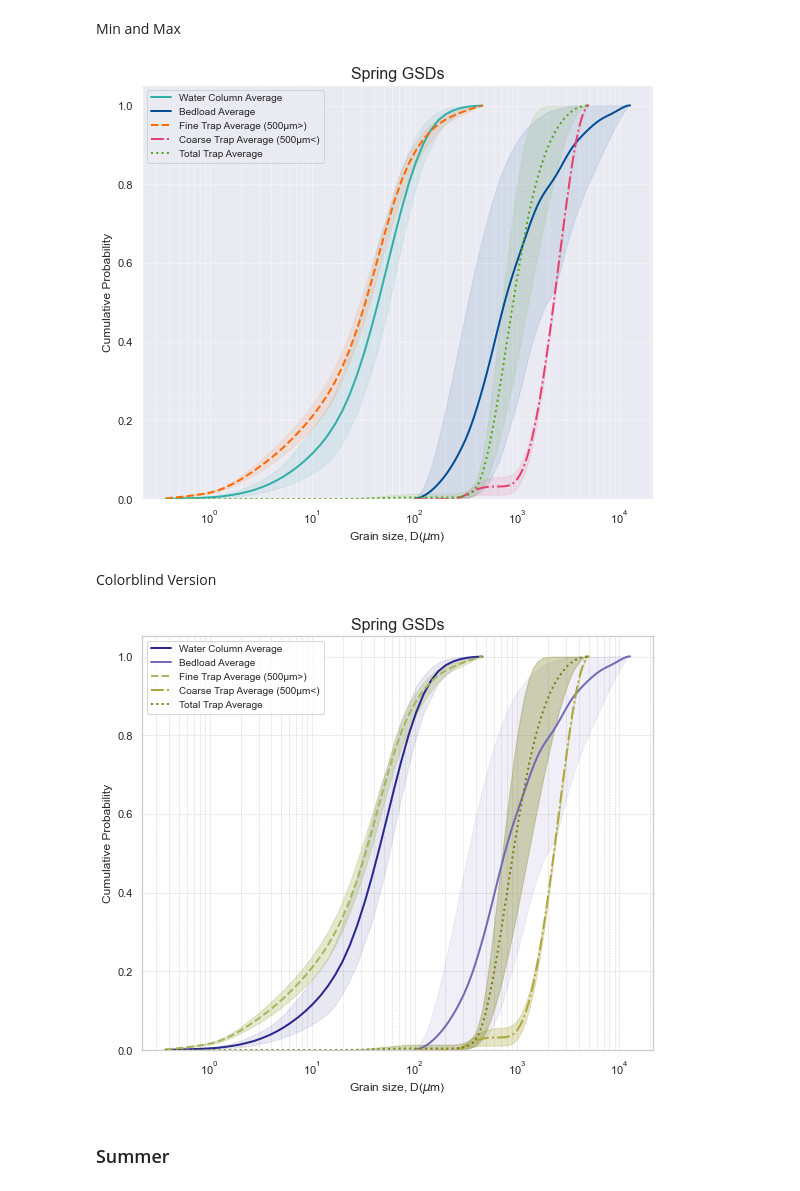
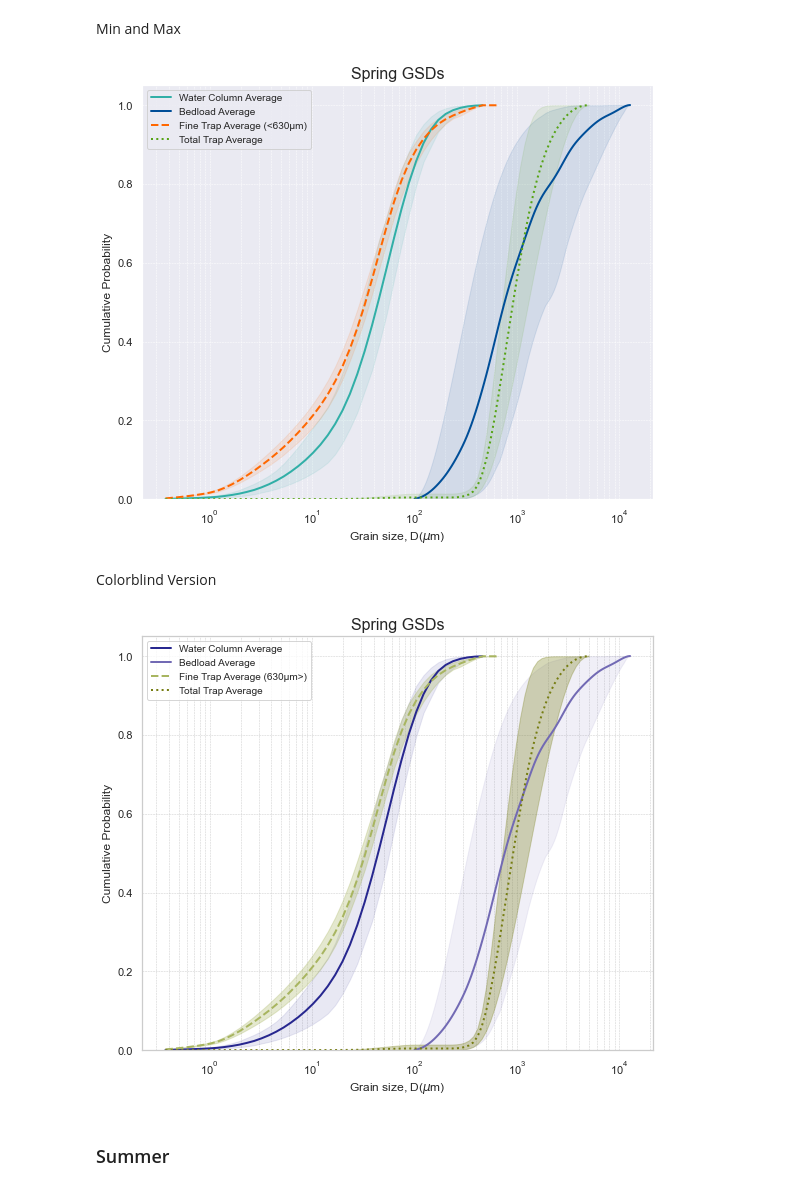
Before and after one commit to nicole-hucke/sediment_trap_paper, a Jupyter notebook: data_analysis/GSD_trap_vs_WC_analysis/GSD_plots_paper.ipynb, the cells around one changed output. Cells and saved outputs as stored; diff of their text form; code cells hidden in the pictures.

```diff
--- a/data_analysis/GSD_trap_vs_WC_analysis/GSD_plots_paper.ipynb
+++ b/data_analysis/GSD_trap_vs_WC_analysis/GSD_plots_paper.ipynb
@@ -343,15 +412,13 @@ fig, ax = plt.subplots(figsize=(8, 7))
 ax.fill_between(water_SP_cdf['Size '], water_SP_cdf['d10'], water_SP_cdf['d90'], color='#31AFA7', alpha=0.1)
 ax.fill_between(bedload_grain_sizes, bedload_cdf['d10'], bedload_cdf['d90'], color="#004E98", alpha=0.1)
 ax.fill_between(grain_sizes, trap_SP_cdf['d10'], trap_SP_cdf['d90'], color="#FF6700", alpha=0.1)
-ax.fill_between(grain_sizes_coarse, trap_SP_coarse_cdf['d10'], trap_SP_coarse_cdf['d90'], color="#E83F6F", alpha=0.1)
 ax.fill_between(grain_sizes_full, trap_SP_full_cdf['d10'], trap_SP_full_cdf['d90'], color="#55A314", alpha=0.1)
 
 
 # plot the average lines
 ax.plot(water_SP_cdf['Size '], water_SP_cdf['avg'], color="#31AFA7", linewidth=2, linestyle='-', label='Water Column Average')
 ax.plot(bedload_grain_sizes, bedload_cdf['avg'], color="#004E98", linewidth=2, linestyle='-', label='Bedload Average')
-ax.plot(grain_sizes, trap_SP_cdf['avg'], color="#FF6700", linewidth=2, linestyle='--', label='Fine Trap Average (500µm>)')
-ax.plot(grain_sizes_coarse, trap_SP_coarse_cdf['avg'], color="#E83F6F", linewidth=2, linestyle='-.', label='Coarse Trap Average (500µm<)')
+ax.plot(grain_sizes, trap_SP_cdf['avg'], color="#FF6700", linewidth=2, linestyle='--', label='Fine Trap Average (<630µm)')
 ax.plot(grain_sizes_full, trap_SP_full_cdf['avg'], color="#55A314", linewidth=2, linestyle=':', label='Total Trap Average')
 
 
@@ -368,43 +435,41 @@ plt.tight_layout()
 plt.savefig('plots/full_trap/spring_fulltrapGSD_cdf.png', dpi=500)
 plt.show()
 # %% [output]
-[figure, old version]
+[figure, new version]
 # %% [markdown]
 Colorblind Version
 # %%
 sns.set(style='whitegrid')
 fig, ax = plt.subplots(figsize=(8, 7))
 
 # plot the faded distribution between min and max
 ax.fill_between(water_SP_cdf['Size '], water_SP_cdf['d10'], water_SP_cdf['d90'], color='#27278F', alpha=0.1)
 ax.fill_between(bedload_grain_sizes, bedload_cdf['d10'], bedload_cdf['d90'], color="#726AB4", alpha=0.1)
 ax.fill_between(grain_sizes, trap_SP_cdf['d10'], trap_SP_cdf['d90'], color="#A8B560", alpha=0.3)
-ax.fill_between(grain_sizes_coarse, trap_SP_coarse_cdf['d10'], trap_SP_coarse_cdf['d90'], color="#ACA83D", alpha=0.3)
 ax.fill_between(grain_sizes_full, trap_SP_full_cdf['d10'], trap_SP_full_cdf['d90'], color="#767D12", alpha=0.3)
 
 
 # plot the average lines
 ax.plot(water_SP_cdf['Size '], water_SP_cdf['avg'], color="#27278F", linewidth=2, linestyle='-', label='Water Column Average')
 ax.plot(bedload_grain_sizes, bedload_cdf['avg'], color="#726AB4", linewidth=2, linestyle='-', label='Bedload Average')
-ax.plot(grain_sizes, trap_SP_cdf['avg'], color="#A8B560", linewidth=2, linestyle='--', label='Fine Trap Average (500µm>)')
-ax.plot(grain_sizes_coarse, trap_SP_coarse_cdf['avg'], color="#ACA83D", linewidth=2, linestyle='-.', label='Coarse Trap Average (500µm<)')
+ax.plot(grain_sizes, trap_SP_cdf['avg'], color="#A8B560", linewidth=2, linestyle='--', label='Fine Trap Average (630µm>)')
 ax.plot(grain_sizes_full, trap_SP_full_cdf['avg'], color="#767D12", linewidth=2, linestyle=':', label='Total Trap Average')
 
 
 ax.set_title('Spring GSDs', fontsize=16)
 ax.set_xlabel('Grain size, D($\mu$m)', fontsize=12)
 ax.set_ylabel('Cumulative Probability', fontsize=12)
 ax.set_xscale('log')
 ax.set_ylim(bottom=0) # ensure the y-axis starts at 0
 
 ax.legend(loc='upper left', frameon=True, fontsize=10)
 ax.grid(True, which='both', linestyle='--', linewidth=0.5)
 
 plt.tight_layout()
 plt.savefig('plots/full_trap/spring_fulltrapGSD_cdf_colorblind.png', dpi=500)
 plt.show()
 # %% [output]
-[figure, old version]
+[figure, new version]
 # %% [markdown]
 ### Summer
 # %% [markdown]
```
Also changed, not shown: parts of 9 cells of this notebook, 6 other files.
